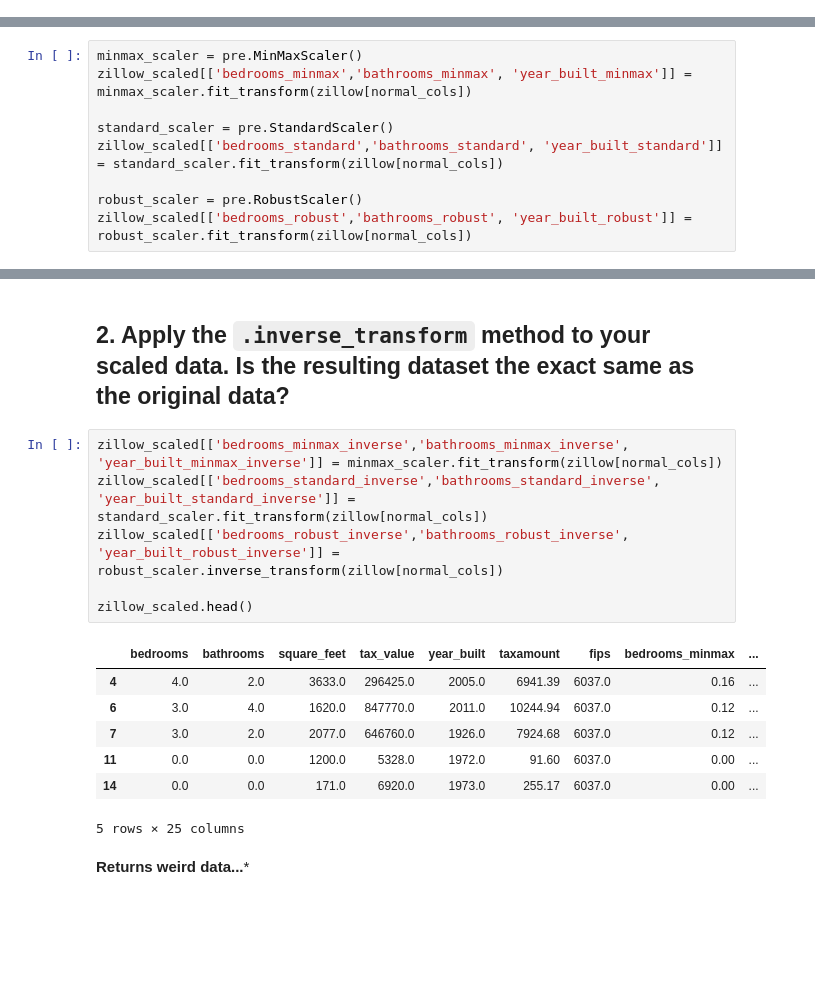
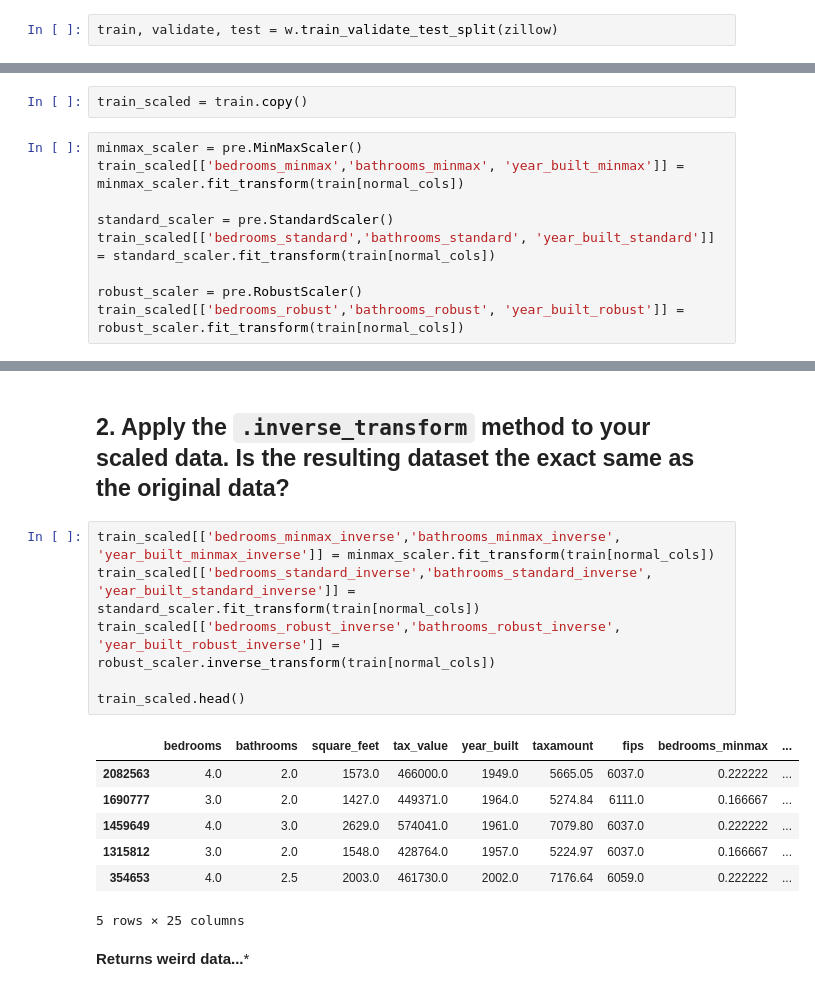
Before and after one commit to markydoug/regression-exercises, a Jupyter notebook: scaling.ipynb, the cells around one changed output, grey strips where cells are left out. Saved outputs shown, nothing was run; the diff lists cells and outputs as text; blank space fills up the shorter version.

````diff
--- a/scaling.ipynb
+++ b/scaling.ipynb
@@ -27,3 +27,5 @@ zillow.head()
+# %%
+train, validate, test = w.train_validate_test_split(zillow)
 # %% [markdown]
 ## 1.Apply the scalers we talked about in this lesson to your data and visualize the results for the unscaled and scaled distribution .
 # %%
@@ -34,12 +34,14 @@ zillow_scaled = zillow.copy()
+# %%
+train_scaled = train.copy()
 # %%
 minmax_scaler = pre.MinMaxScaler()
-zillow_scaled[['bedrooms_minmax','bathrooms_minmax', 'year_built_minmax']] = minmax_scaler.fit_transform(zillow[normal_cols])
+train_scaled[['bedrooms_minmax','bathrooms_minmax', 'year_built_minmax']] = minmax_scaler.fit_transform(train[normal_cols])
 
 standard_scaler = pre.StandardScaler()
-zillow_scaled[['bedrooms_standard','bathrooms_standard', 'year_built_standard']] = standard_scaler.fit_transform(zillow[normal_cols])
+train_scaled[['bedrooms_standard','bathrooms_standard', 'year_built_standard']] = standard_scaler.fit_transform(train[normal_cols])
 
 robust_scaler = pre.RobustScaler()
-zillow_scaled[['bedrooms_robust','bathrooms_robust', 'year_built_robust']] = robust_scaler.fit_transform(zillow[normal_cols])
+train_scaled[['bedrooms_robust','bathrooms_robust', 'year_built_robust']] = robust_scaler.fit_transform(train[normal_cols])
 # %% [markdown]
 ## Vizualize
 # %%
@@ -75,18 +77,18 @@ for col in log_cols:
 # %% [markdown]
 ## 2. Apply the ```.inverse_transform``` method to your scaled data. Is the resulting dataset the exact same as the original data?
 # %%
-zillow_scaled[['bedrooms_minmax_inverse','bathrooms_minmax_inverse', 'year_built_minmax_inverse']] = minmax_scaler.fit_transform(zillow[normal_cols])
-zillow_scaled[['bedrooms_standard_inverse','bathrooms_standard_inverse', 'year_built_standard_inverse']] = standard_scaler.fit_transform(zillow[normal_cols])
-zillow_scaled[['bedrooms_robust_inverse','bathrooms_robust_inverse', 'year_built_robust_inverse']] = robust_scaler.inverse_transform(zillow[normal_cols])
+train_scaled[['bedrooms_minmax_inverse','bathrooms_minmax_inverse', 'year_built_minmax_inverse']] = minmax_scaler.fit_transform(train[normal_cols])
+train_scaled[['bedrooms_standard_inverse','bathrooms_standard_inverse', 'year_built_standard_inverse']] = standard_scaler.fit_transform(train[normal_cols])
+train_scaled[['bedrooms_robust_inverse','bathrooms_robust_inverse', 'year_built_robust_inverse']] = robust_scaler.inverse_transform(train[normal_cols])
 
-zillow_scaled.head()
+train_scaled.head()
 # %% [output]
 |  | bedrooms | bathrooms | square_feet | tax_value | year_built | taxamount | fips | bedrooms_minmax | ... |
-| 4 | 4.0 | 2.0 | 3633.0 | 296425.0 | 2005.0 | 6941.39 | 6037.0 | 0.16 | ... |
-| 6 | 3.0 | 4.0 | 1620.0 | 847770.0 | 2011.0 | 10244.94 | 6037.0 | 0.12 | ... |
-| 7 | 3.0 | 2.0 | 2077.0 | 646760.0 | 1926.0 | 7924.68 | 6037.0 | 0.12 | ... |
-| 11 | 0.0 | 0.0 | 1200.0 | 5328.0 | 1972.0 | 91.60 | 6037.0 | 0.00 | ... |
-| 14 | 0.0 | 0.0 | 171.0 | 6920.0 | 1973.0 | 255.17 | 6037.0 | 0.00 | ... |
+| 2082563 | 4.0 | 2.0 | 1573.0 | 466000.0 | 1949.0 | 5665.05 | 6037.0 | 0.222222 | ... |
+| 1690777 | 3.0 | 2.0 | 1427.0 | 449371.0 | 1964.0 | 5274.84 | 6111.0 | 0.166667 | ... |
+| 1459649 | 4.0 | 3.0 | 2629.0 | 574041.0 | 1961.0 | 7079.80 | 6037.0 | 0.222222 | ... |
+| 1315812 | 3.0 | 2.0 | 1548.0 | 428764.0 | 1957.0 | 5224.97 | 6037.0 | 0.166667 | ... |
+| 354653 | 4.0 | 2.5 | 2003.0 | 461730.0 | 2002.0 | 7176.64 | 6059.0 | 0.222222 | ... |
 5 rows × 25 columns
 # %% [markdown]
 **Returns weird data...***
````
Also changed, not shown: parts of 21 cells of this notebook, 1 other file.
